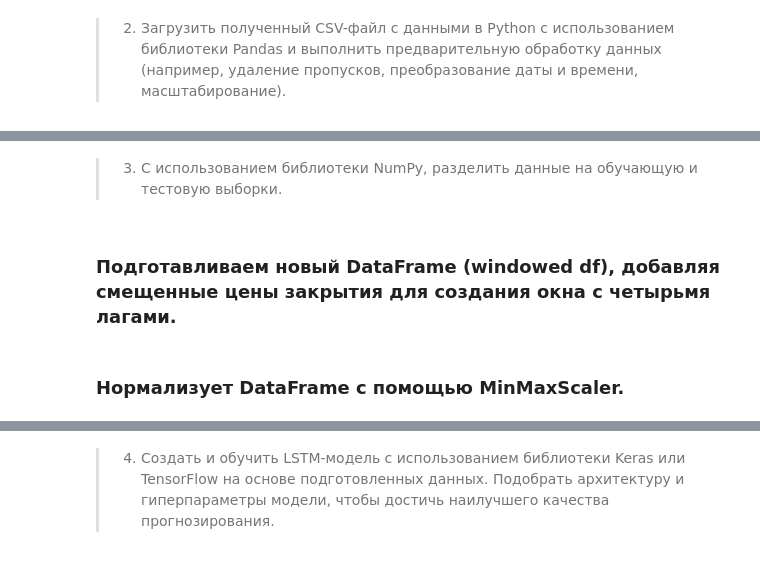
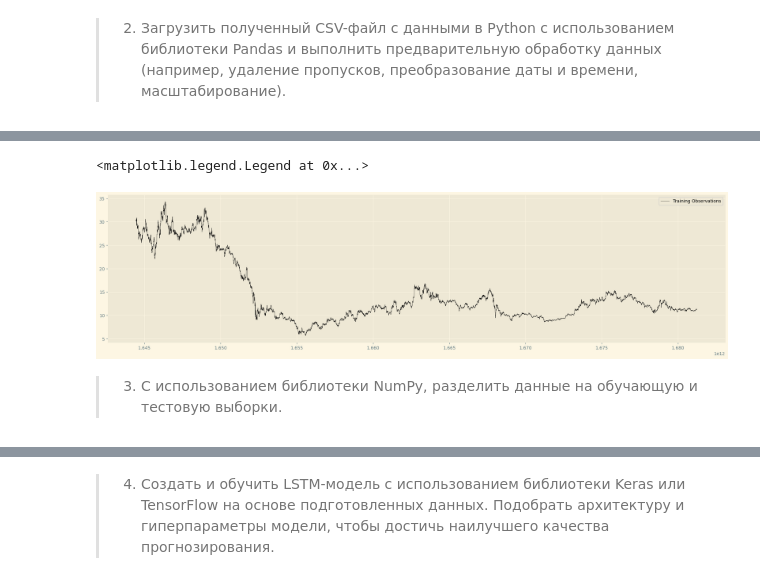
Before and after one commit to bkamuz/crypto-predictor, a Jupyter notebook: crypto-predictor.ipynb, the cells around one changed output, grey strips where cells are left out. Drawn from its saved outputs; the diff is of its cells as text; code cells hidden in the pictures.

```diff
--- a/crypto-predictor.ipynb
+++ b/crypto-predictor.ipynb
@@ -171,0 +133,13 @@ df['close'].plot(figsize=(25,6), color=original_color)
+# %%
+# Считывание файла csv
+df = pd.read_csv('data/atomusdt_1h_data.csv')
+print(df.head()) #7 columns, including the Date.
+
+# Отделение дат для будущего построения графика
+train_dates = pd.to_datetime(df['open_time'], unit='ms')
+print(train_dates.tail(15)) #Check last few dates.
+
+# Переменные для обучения
+cols = list(df)[1:-1]
+
+print(cols)
@@ -171,0 +164,10 @@ df['close'].plot(figsize=(25,6), color=original_color)
+# %%
+plt.style.use('Solarize_Light2')
+plt.figure(figsize=(25,6))
+plt.grid(which='minor')
+
+plt.plot(df['open_time'], df['close'], color=original_color, linewidth=0.5) # График фактических значений
+plt.legend(['Training Observations','Training Predictions']) # Наименование графиков в легенде
+# %% [output]
+<matplotlib.legend.Legend at 0x...>
+[figure, added]
@@ -172,6 +184,2 @@ df['close'].plot(figsize=(25,6), color=original_color)
 # %% [markdown]
 > 3. С использованием библиотеки NumPy, разделить данные на обучающую и тестовую выборки.
-# %% [markdown]
-### Подготавливаем новый DataFrame (windowed df), добавляя смещенные цены закрытия для создания окна с четырьмя лагами.
-# %% [markdown]
-### Нормализует DataFrame с помощью MinMaxScaler.
```
Also changed, not shown: parts of 37 cells of this notebook, 2 other files.
